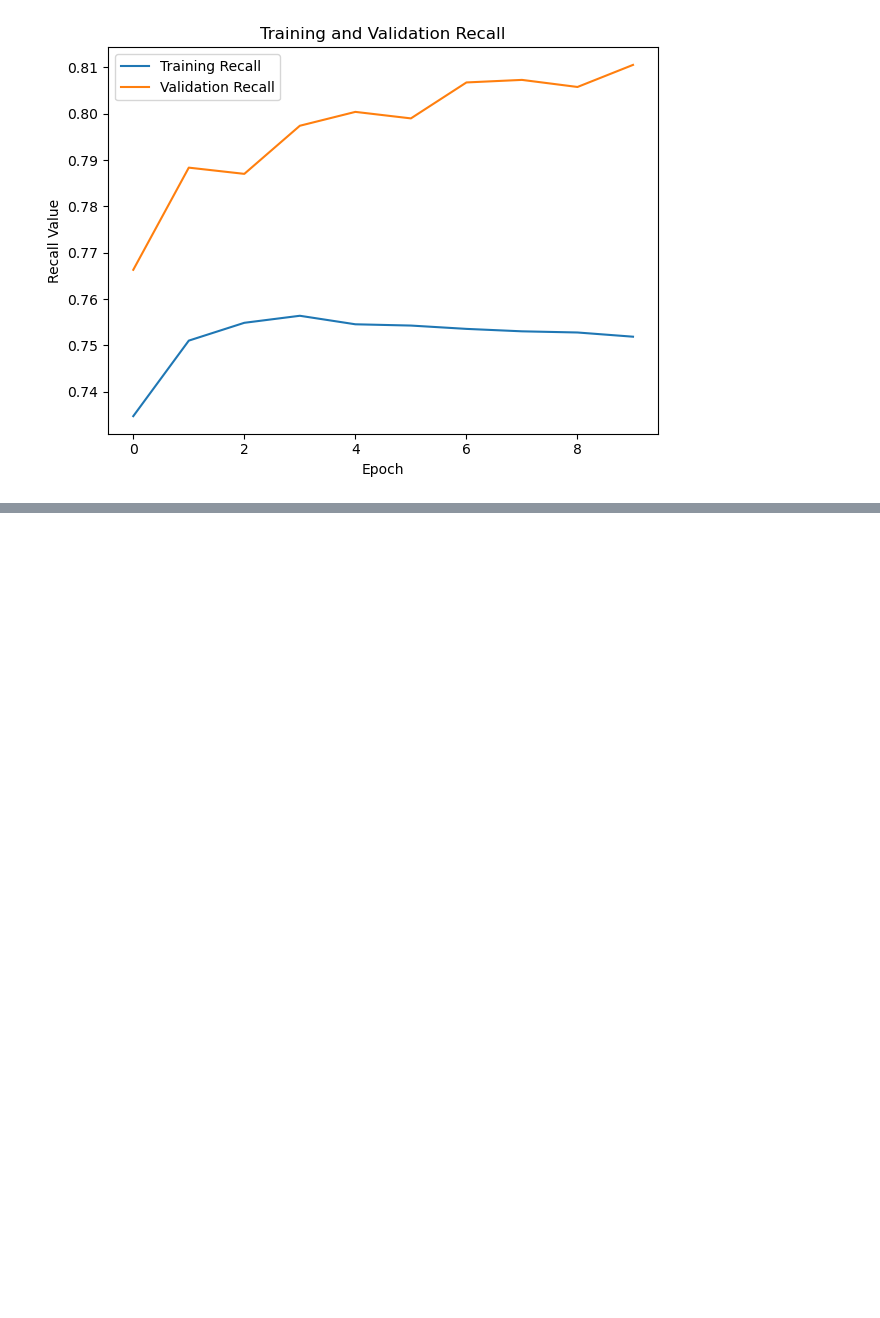
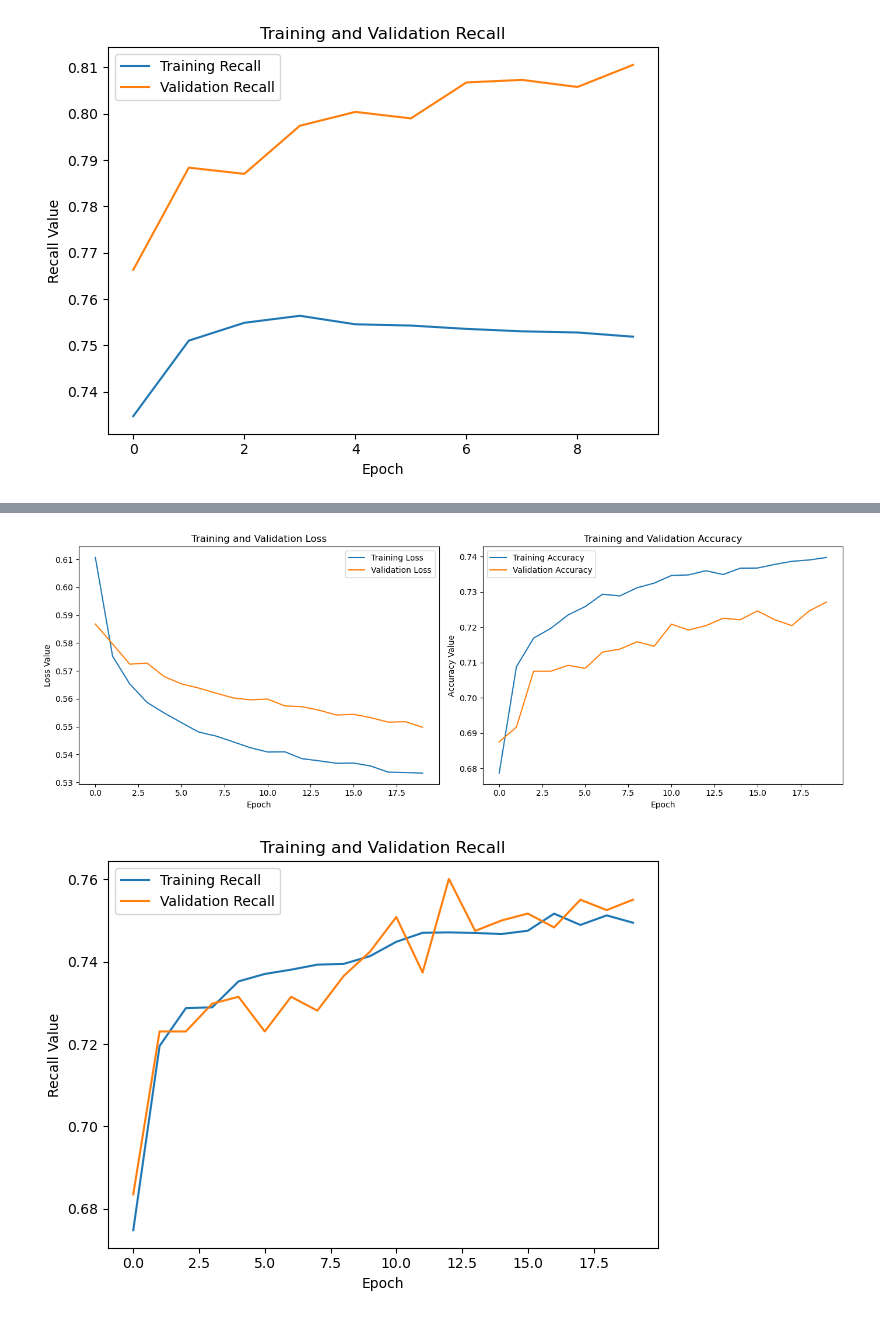
Before and after one commit to ramses02/Metastasis_Diagnosis, a Jupyter notebook: Untitled.ipynb, the cells around one changed output, grey strips where cells are left out. Drawn from its saved outputs; the diff is of its cells as text; code cells hidden in the pictures; blank space fills up the shorter version.

```diff
--- a/Untitled.ipynb
+++ b/Untitled.ipynb
@@ -102,6 +102,18 @@ def generate_roi(patch):
 train_X_roi = np.array([generate_roi(patch) for patch in x_train])
 valid_X_roi = np.array([generate_roi(patch) for patch in x_valid])
 test_X_roi = np.array([generate_roi(patch) for patch in x_test])
+# %%
+x_train_subset, _, y_train_subset, _ = train_test_split(
+    train_X_roi, y_train, train_size=100000, random_state=42
+)
+
+x_valid_subset, _, y_valid_subset, _ = train_test_split(
+    valid_X_roi, y_valid, train_size=2400, random_state=42
+)
+
+x_test_subset, _, y_test_subset, _ = train_test_split(
+    test_X_roi, y_test, train_size=2400, random_state=42
+)
 # %%
 #cutting nodes by half and dense dropout
 
@@ -622,0 +682,38 @@ plt.show()
+# %%
+# Plot Loss   #+one dropout
+plt.figure(figsize=(14, 5))
+plt.subplot(1, 2, 1)
+plt.plot(history10.history['loss'], label='Training Loss')
+plt.plot(history10.history['val_loss'], label='Validation Loss')
+plt.title('Training and Validation Loss')
+plt.xlabel('Epoch')
+plt.ylabel('Loss Value')
+plt.legend()
+
+# Plot Accuracy
+plt.subplot(1, 2, 2)
+plt.plot(history10.history['accuracy'], label='Training Accuracy')
+plt.plot(history10.history['val_accuracy'], label='Validation Accuracy')
+plt.title('Training and Validation Accuracy')
+plt.xlabel('Epoch')
+plt.ylabel('Accuracy Value')
+plt.legend()
+
+plt.tight_layout()
+plt.show()
+
+
+# Plot Recall
+plt.subplot(1, 1, 1)
+plt.plot(history10.history['recall'], label='Training Recall')
+plt.plot(history10.history['val_recall'], label='Validation Recall')
+plt.title('Training and Validation Recall')
+plt.xlabel('Epoch')
+plt.ylabel('Recall Value')
+plt.legend()
+
+plt.tight_layout()
+plt.show()
+# %% [output]
+[figure, added]
+[figure, added]
```
Also changed, not shown: parts of 8 cells of this notebook.
